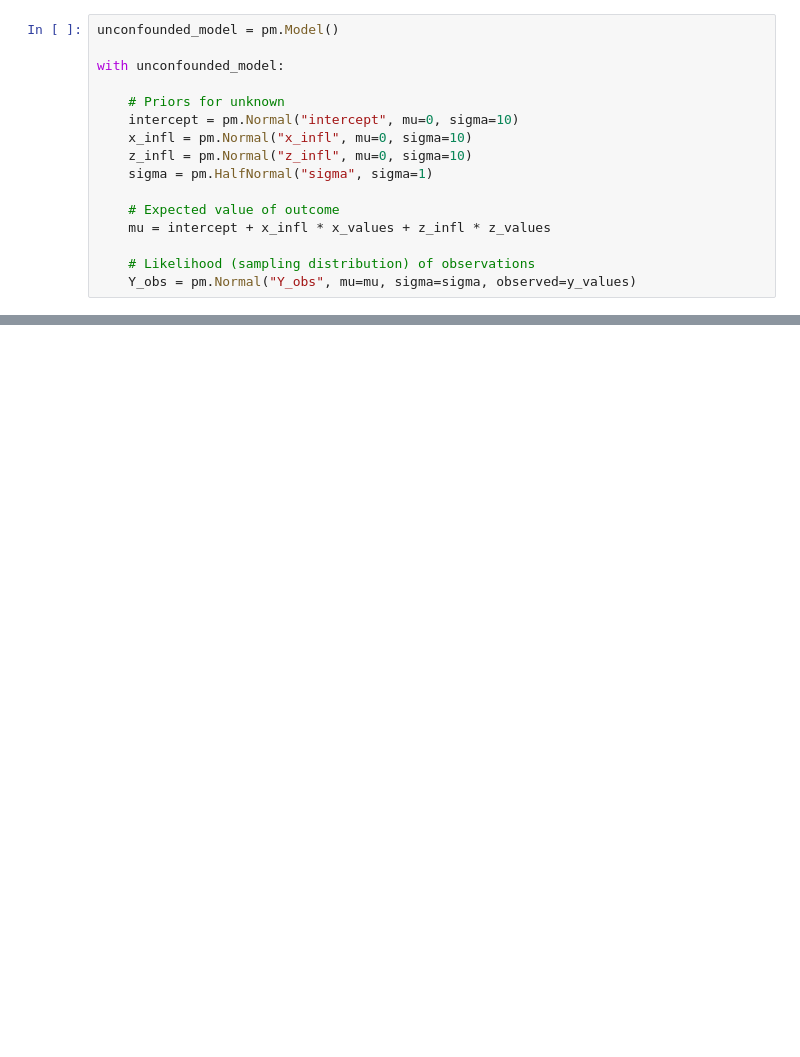
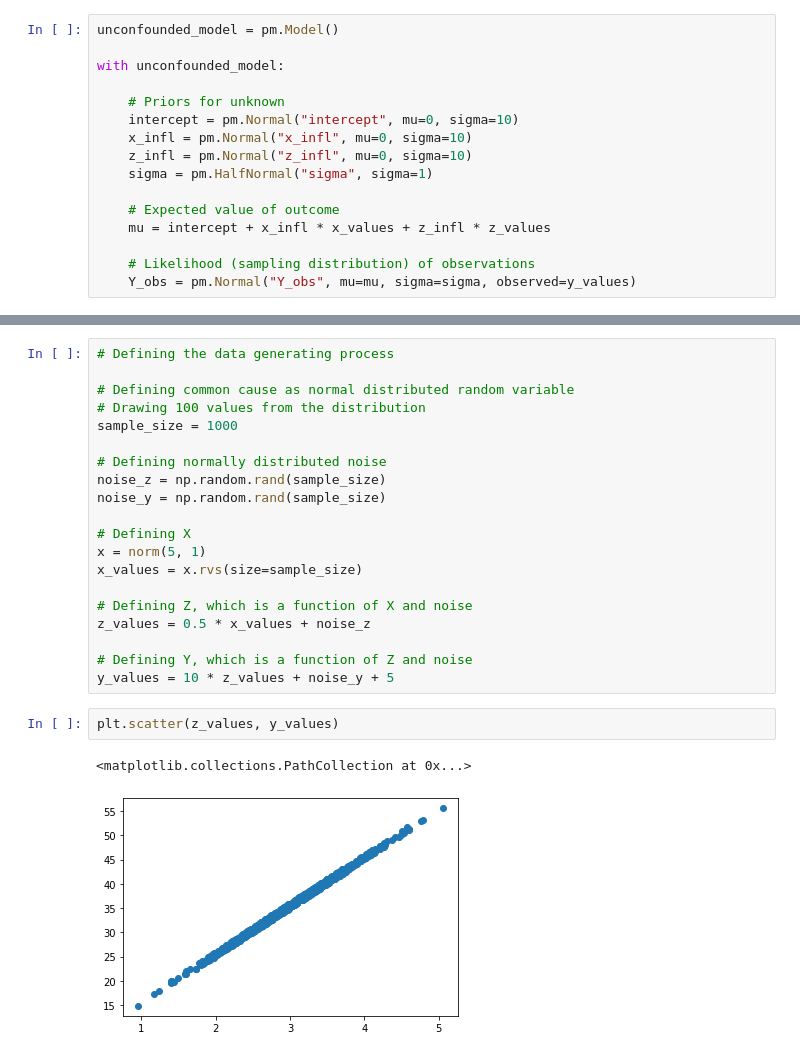
Before and after one commit to 14roebl/Causal_Inference_with_PyMC, a Jupyter notebook: Notebooks/unconfounding_simple_structures.ipynb, the cells around one changed output, grey strips where cells are left out. Saved outputs shown, nothing was run; the diff lists cells and outputs as text; blank space fills up the shorter version.

```diff
--- a/Notebooks/unconfounding_simple_structures.ipynb
+++ b/Notebooks/unconfounding_simple_structures.ipynb
@@ -87,0 +114,25 @@ print(map_estimate)
+# %%
+# Defining the data generating process
+
+# Defining common cause as normal distributed random variable
+# Drawing 100 values from the distribution
+sample_size = 1000
+
+# Defining normally distributed noise
+noise_z = np.random.rand(sample_size)
+noise_y = np.random.rand(sample_size)
+
+# Defining X
+x = norm(5, 1)
+x_values = x.rvs(size=sample_size)
+
+# Defining Z, which is a function of X and noise
+z_values = 0.5 * x_values + noise_z
+
+# Defining Y, which is a function of Z and noise
+y_values = 10 * z_values + noise_y + 5
+# %%
+plt.scatter(z_values, y_values)
+# %% [output]
+<matplotlib.collections.PathCollection at 0x...>
+[figure, added]
```
Also changed, not shown: parts of 24 cells of this notebook.
